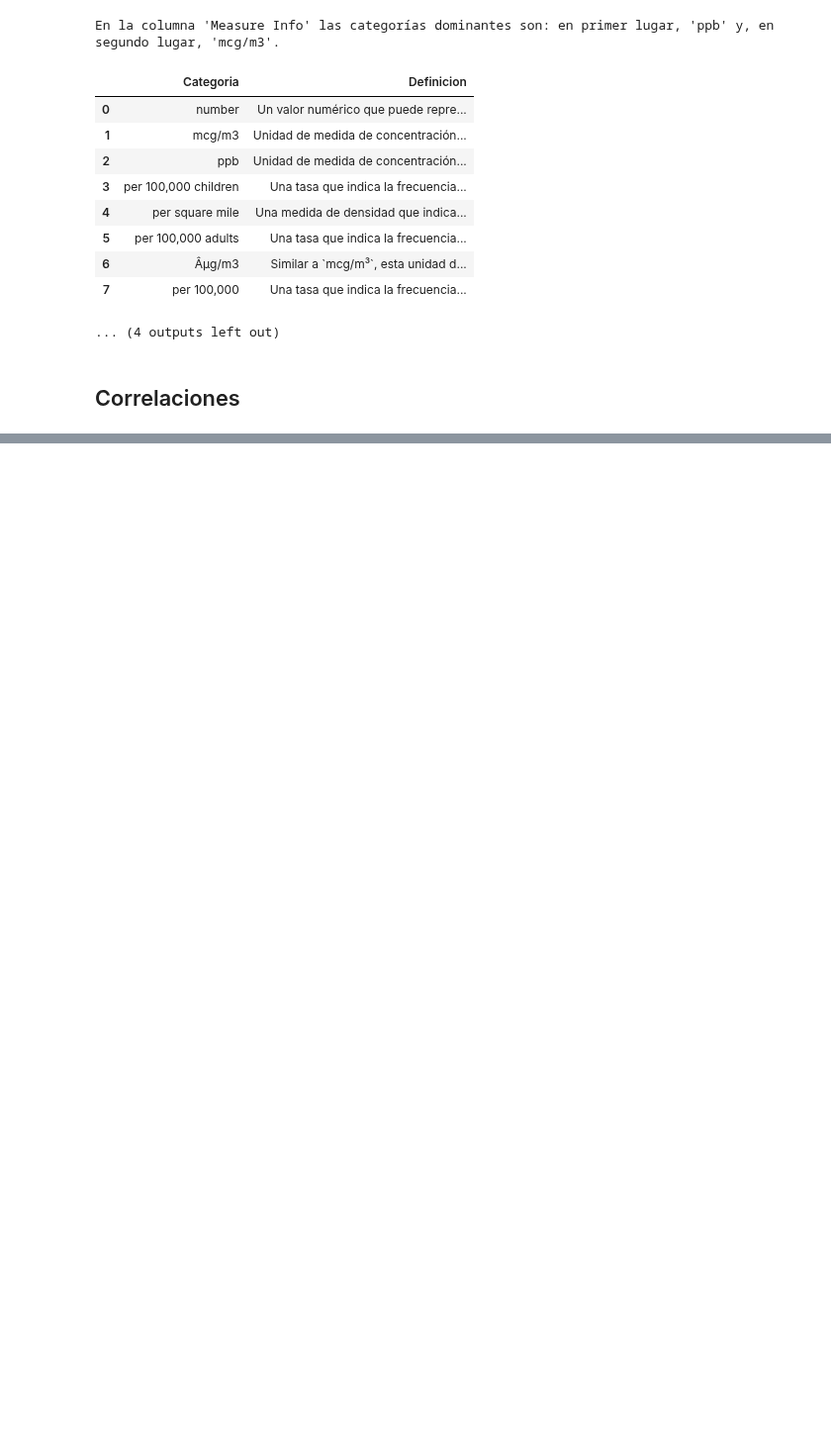
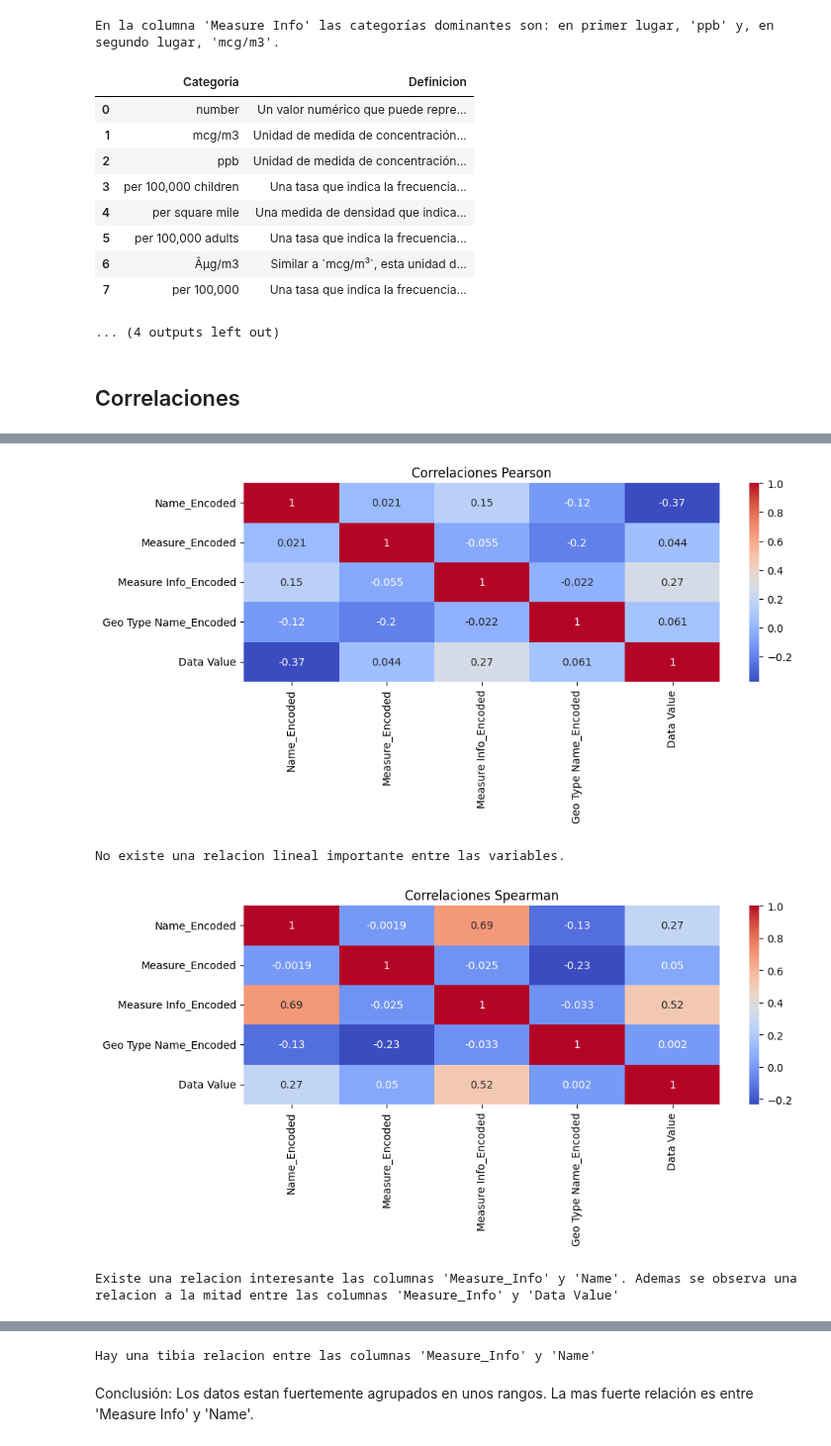
Before and after one commit to lmunozm1702/taxi_electrico_nyc, a Jupyter notebook: EDA/EDA-Calidad_de_Air_Quality.ipynb, the cells around one changed output, grey strips where cells are left out. Shown at 99% size. Drawn from its saved outputs; the diff is of its cells as text; code cells hidden in the pictures; blank space fills up the shorter version.

Commit message:
Se realizan las correlaciones en el EDA de Air Quality

```diff
--- a/EDA/EDA-Calidad_de_Air_Quality.ipynb
+++ b/EDA/EDA-Calidad_de_Air_Quality.ipynb
@@ -647,0 +652,20 @@ En la columna 'Measure Info' las categorías dominantes son: en primer lugar, 'p
+# %%
+label_encoders = {}
+for column in ['Name', 'Measure', 'Measure Info', 'Geo Type Name']:
+    le = LabelEncoder()
+    air_quality[f'{column}_Encoded'] = le.fit_transform(air_quality[column])
+    label_encoders[column] = le
+
+def calcular_correlaciones(air_quality, columna_categorica, columna_numerica):
+    pearson_corr = pearsonr(air_quality[columna_categorica], air_quality[columna_numerica])[0]
+    spearman_corr = spearmanr(air_quality[columna_categorica], air_quality[columna_numerica])[0]
+    kendall_corr = kendalltau(air_quality[columna_categorica], air_quality[columna_numerica])[0]
+
+    print(f"Correlaciones con {columna_categorica}:")
+    print(f"Pearson: {pearson_corr:.2f}")
+    print(f"Spearman: {spearman_corr:.2f}")
+    print(f"Kendall: {kendall_corr:.2f}")
+    print()
+
+for column in ['Name_Encoded', 'Measure_Encoded', 'Measure Info_Encoded', 'Geo Type Name_Encoded']:
+    calcular_correlaciones(air_quality, column, 'Data Value')
@@ -647,0 +692,33 @@ En la columna 'Measure Info' las categorías dominantes son: en primer lugar, 'p
+# %%
+interpretacion = {
+    'pearson': "No existe una relacion lineal importante entre las variables.",
+    'spearman': "Existe una relacion interesante las columnas 'Measure_Info' y 'Name'. Ademas se observa una relacion a la mitad entre las columnas 'Measure_Info' y 'Data Value'",
+    'kendall': "Hay una tibia relacion entre las columnas 'Measure_Info' y 'Name'"
+}
+
+label_encoders = {}
+for column in ['Name', 'Measure', 'Measure Info', 'Geo Type Name']:
+    le = LabelEncoder()
+    air_quality[f'{column}_Encoded'] = le.fit_transform(air_quality[column])
+    label_encoders[column] = le
+
+correlation_methods = ['pearson', 'spearman', 'kendall']
+correlations = {}
+
+for method in correlation_methods:
+    corr_matrix = air_quality[['Name_Encoded', 'Measure_Encoded', 'Measure Info_Encoded', 'Geo Type Name_Encoded', 'Data Value']].corr(method=method)
+    correlations[method] = corr_matrix
+
+for method in correlation_methods:
+    plt.figure(figsize=(10, 5))
+    sns.heatmap(correlations[method], annot=True, cmap='coolwarm')
+    plt.title(f'Correlaciones {method.capitalize()}')
+    plt.tight_layout()
+    plt.show()
+    print(interpretacion[method])
+    print()
+# %% [output]
+[figure, added]
+No existe una relacion lineal importante entre las variables.
+[figure, added]
+Existe una relacion interesante las columnas 'Measure_Info' y 'Name'. Ademas se observa una relacion a la mitad entre las columnas 'Measure_Info' y 'Data Value'
@@ -647,0 +726,3 @@ En la columna 'Measure Info' las categorías dominantes son: en primer lugar, 'p
+Hay una tibia relacion entre las columnas 'Measure_Info' y 'Name'
+# %% [markdown]
+Conclusión: Los datos estan fuertemente agrupados en unos rangos. La mas fuerte relación es entre 'Measure Info' y 'Name'.
```
Also changed, not shown: parts of 4 cells of this notebook.
